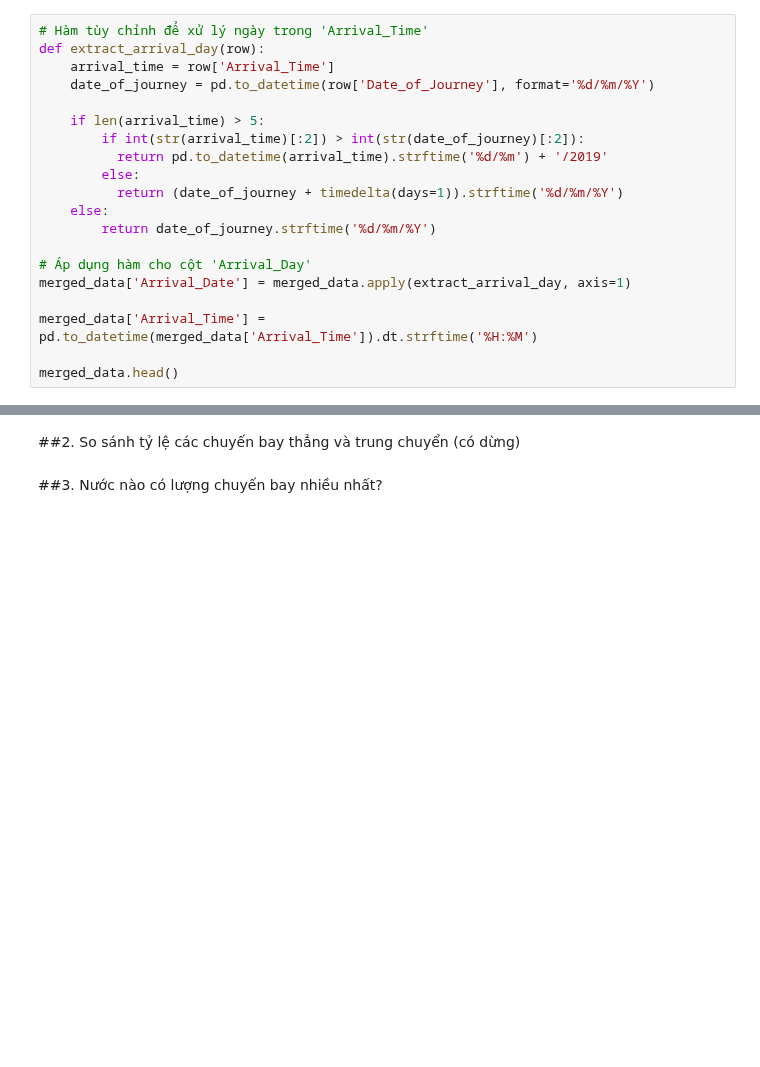
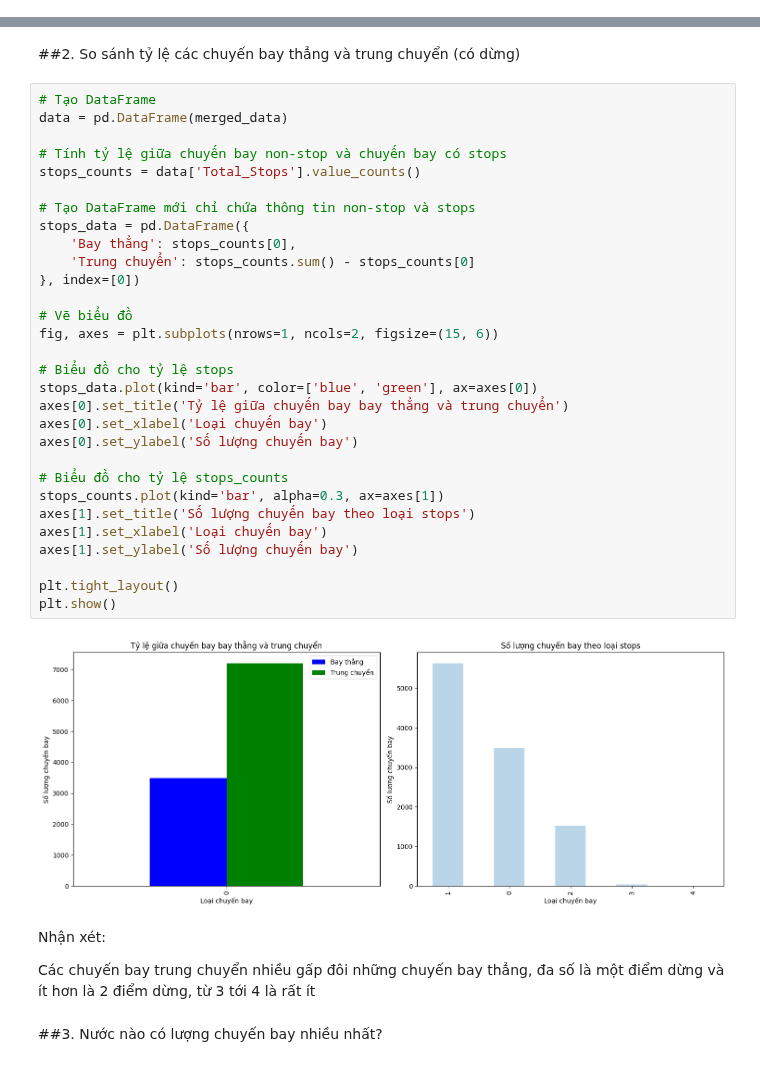
Before and after one commit to Vanniee007/ADA-Final-Project-20CQ.PTDL.05, a Jupyter notebook: FinalProject.ipynb, the cells around one changed output, grey strips where cells are left out. Cells and saved outputs as stored; diff of their text form; blank space fills up the shorter version.

```diff
--- a/FinalProject.ipynb
+++ b/FinalProject.ipynb
@@ -139,23 +157,3 @@ def convert_duration(duration):
 merged_data['Duration'] = merged_data['Duration'].apply(convert_duration)
 # %% [markdown]
 ## Xử lí Arrival-Time thành Arrival-Time (định dạng giờ) và Arrival-Date (định dạng ngày)
-# %%
-# Hàm tùy chỉnh để xử lý ngày trong 'Arrival_Time'
-def extract_arrival_day(row):
-    arrival_time = row['Arrival_Time']
-    date_of_journey = pd.to_datetime(row['Date_of_Journey'], format='%d/%m/%Y')
-
-    if len(arrival_time) > 5:
-        if int(str(arrival_time)[:2]) > int(str(date_of_journey)[:2]):
-          return pd.to_datetime(arrival_time).strftime('%d/%m') + '/2019'
-        else:
-          return (date_of_journey + timedelta(days=1)).strftime('%d/%m/%Y')
-    else:
-        return date_of_journey.strftime('%d/%m/%Y')
-
-# Áp dụng hàm cho cột 'Arrival_Day'
-merged_data['Arrival_Date'] = merged_data.apply(extract_arrival_day, axis=1)
-
-merged_data['Arrival_Time'] = pd.to_datetime(merged_data['Arrival_Time']).dt.strftime('%H:%M')
-
-merged_data.head()
@@ -173,6 +197,42 @@ merged_data.head()
 # %% [markdown]
 
 ##2. So sánh tỷ lệ các chuyến bay thẳng và trung chuyển (có dừng)
+# %%
+# Tạo DataFrame
+data = pd.DataFrame(merged_data)
+
+# Tính tỷ lệ giữa chuyến bay non-stop và chuyến bay có stops
+stops_counts = data['Total_Stops'].value_counts()
+
+# Tạo DataFrame mới chỉ chứa thông tin non-stop và stops
+stops_data = pd.DataFrame({
+    'Bay thẳng': stops_counts[0],
+    'Trung chuyển': stops_counts.sum() - stops_counts[0]
+}, index=[0])
+
+# Vẽ biểu đồ
+fig, axes = plt.subplots(nrows=1, ncols=2, figsize=(15, 6))
+
+# Biểu đồ cho tỷ lệ stops
+stops_data.plot(kind='bar', color=['blue', 'green'], ax=axes[0])
+axes[0].set_title('Tỷ lệ giữa chuyến bay bay thẳng và trung chuyển')
+axes[0].set_xlabel('Loại chuyến bay')
+axes[0].set_ylabel('Số lượng chuyến bay')
+
+# Biểu đồ cho tỷ lệ stops_counts
+stops_counts.plot(kind='bar', alpha=0.3, ax=axes[1])
+axes[1].set_title('Số lượng chuyến bay theo loại stops')
+axes[1].set_xlabel('Loại chuyến bay')
+axes[1].set_ylabel('Số lượng chuyến bay')
+
+plt.tight_layout()
+plt.show()
+# %% [output]
+[figure, added]
+# %% [markdown]
+Nhận xét:
+
+Các chuyến bay trung chuyển nhiều gấp đôi những chuyến bay thẳng, đa số là một điểm dừng và ít hơn là 2 điểm dừng, từ 3 tới 4 là rất ít
 # %% [markdown]
 
 ##3. Nước nào có lượng chuyến bay nhiều nhất?
```
Also changed, not shown: parts of 20 cells of this notebook.
